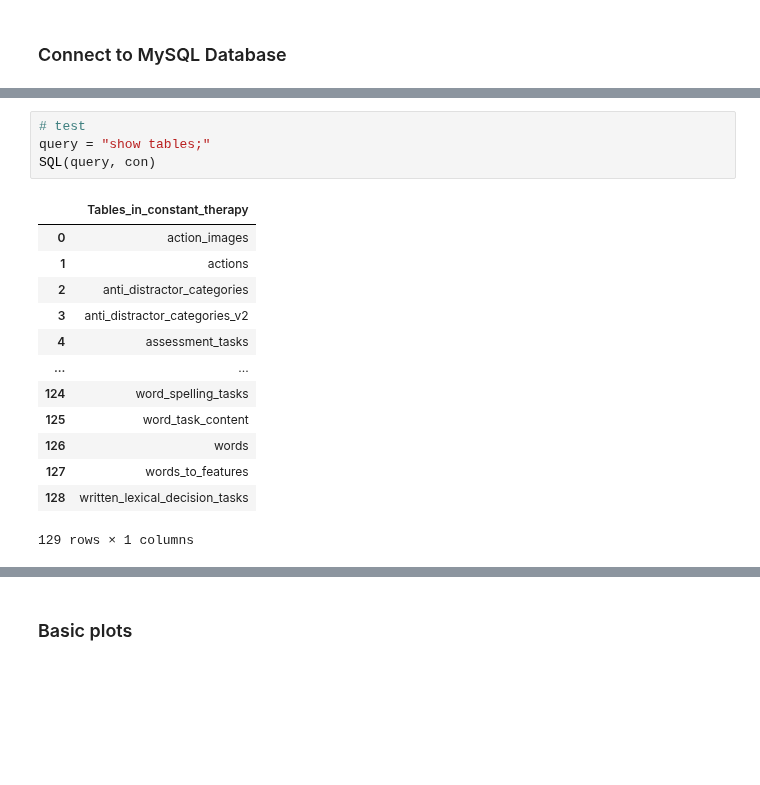
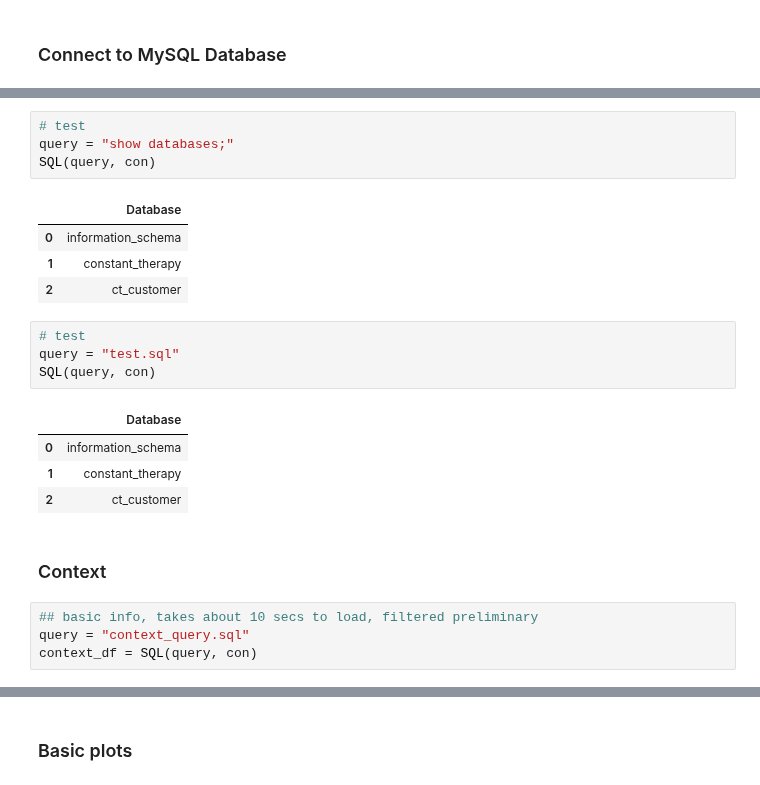
Before and after one commit to twchen88/ct_research, a Jupyter notebook: script.ipynb, the cells around one changed output, grey strips where cells are left out. Cells and saved outputs as stored; diff of their text form; blank space fills up the shorter version.

```diff
--- a/script.ipynb
+++ b/script.ipynb
@@ -22,18 +23,24 @@ con = connect()
 # %%
 # test
-query = "show tables;"
+query = "show databases;"
 SQL(query, con)
 # %% [output]
-|  | Tables_in_constant_therapy |
-| 0 | action_images |
-| 1 | actions |
-| 2 | anti_distractor_categories |
-| 3 | anti_distractor_categories_v2 |
-| 4 | assessment_tasks |
-| ... | ... |
-| 124 | word_spelling_tasks |
-| 125 | word_task_content |
-| 126 | words |
-| 127 | words_to_features |
-| 128 | written_lexical_decision_tasks |
+|  | Database |
+| 0 | information_schema |
+| 1 | constant_therapy |
+| 2 | ct_customer |
-129 rows × 1 columns
+# %%
+# test
+query = "test.sql"
+SQL(query, con)
+# %% [output]
+|  | Database |
+| 0 | information_schema |
+| 1 | constant_therapy |
+| 2 | ct_customer |
+# %% [markdown]
+### Context
+# %%
+## basic info, takes about 10 secs to load, filtered preliminary
+query = "context_query.sql"
+context_df = SQL(query, con)
```
Also changed, not shown: parts of 28 cells of this notebook, 5 other files.
